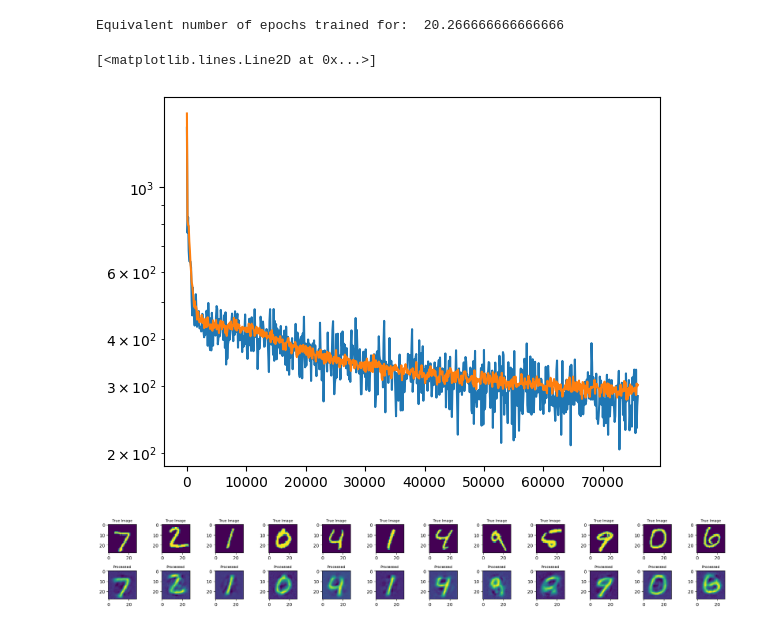
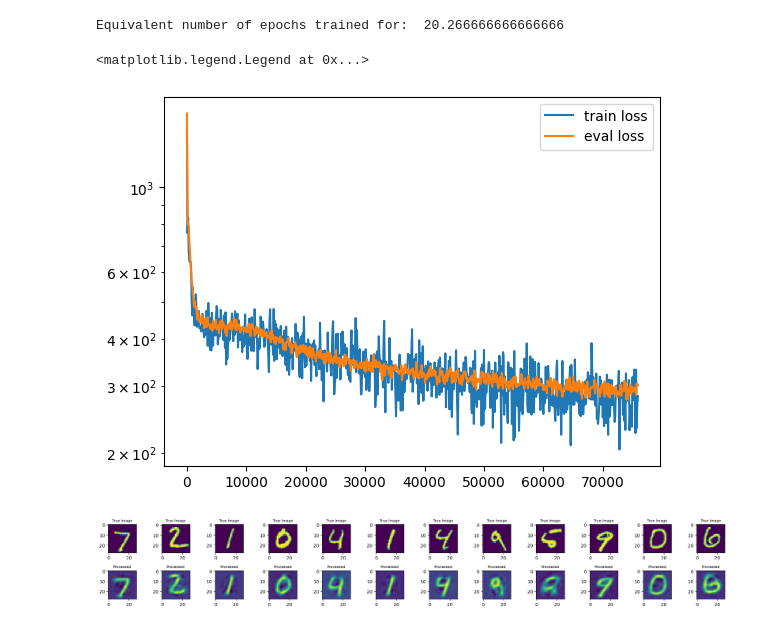
Before and after one commit to Apros7/MLPapers, a Jupyter notebook: Autoencoder/showcase.ipynb, the cells around one changed output. Drawn from its saved outputs; the diff is of its cells as text; code cells hidden in the pictures.

Commit message:
legend

```diff
--- a/Autoencoder/showcase.ipynb
+++ b/Autoencoder/showcase.ipynb
@@ -101,9 +101,10 @@ Equivalent number of epochs trained for:  20.266666666666666
 # %%
 plt.semilogy(steps, losses, label="train loss")
 plt.semilogy(steps, evals, label="eval loss")
+plt.legend()
 # %% [output]
-[<matplotlib.lines.Line2D at 0x...>]
+<matplotlib.legend.Legend at 0x...>
-[figure, old version]
+[figure, new version]
 # %%
 show_autoencoder(autoencoder, X_test[:12])
 # %% [output]
```
